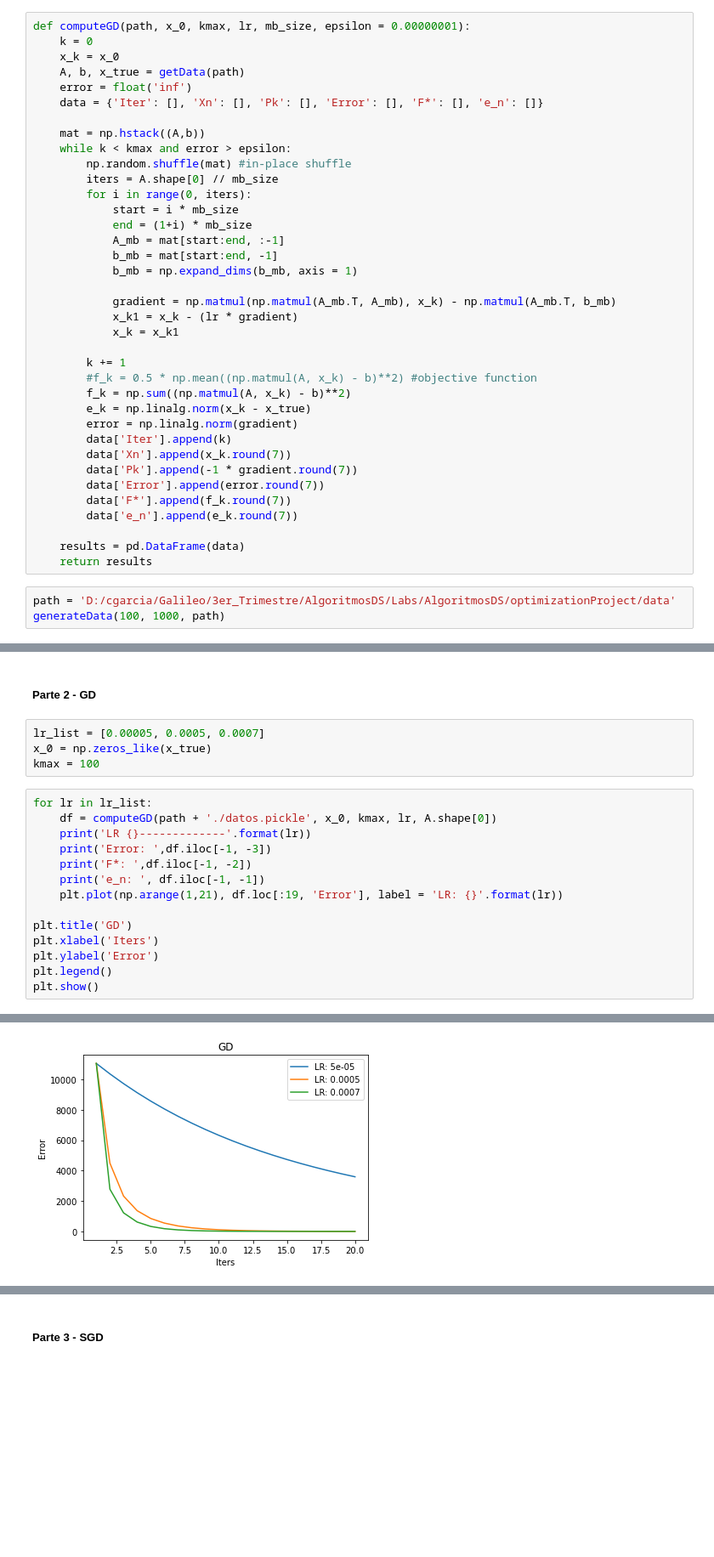
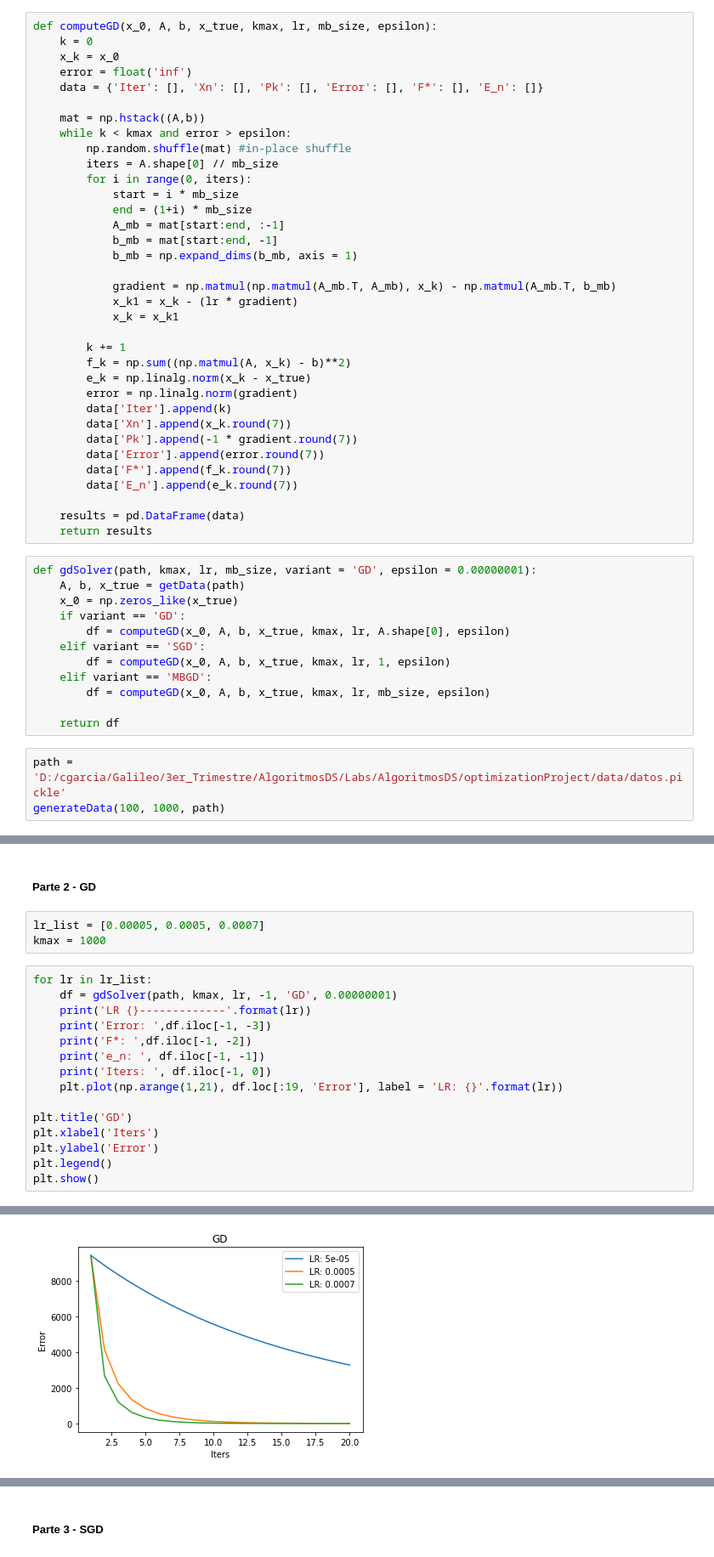
Before and after one commit to CarlosGarlem/AlgoritmosDS, a Jupyter notebook: optimizationProject/algoritmos.ipynb, the cells around one changed output, grey strips where cells are left out. Shown at 85% size. Saved outputs shown, nothing was run; the diff lists cells and outputs as text; blank space fills up the shorter version.

```diff
--- a/optimizationProject/algoritmos.ipynb
+++ b/optimizationProject/algoritmos.ipynb
@@ -392,10 +406,9 @@ def getData(filepath):
 # %%
-def computeGD(path, x_0, kmax, lr, mb_size, epsilon = 0.00000001):
+def computeGD(x_0, A, b, x_true, kmax, lr, mb_size, epsilon):
     k = 0
     x_k = x_0
-    A, b, x_true = getData(path)
     error = float('inf')
-    data = {'Iter': [], 'Xn': [], 'Pk': [], 'Error': [], 'F*': [], 'e_n': []}
+    data = {'Iter': [], 'Xn': [], 'Pk': [], 'Error': [], 'F*': [], 'E_n': []}
 
     mat = np.hstack((A,b))
     while k < kmax and error > epsilon:
@@ -413,7 +426,6 @@ def computeGD(path, x_0, kmax, lr, mb_size, epsilon = 0.00000001):
             x_k = x_k1
 
         k += 1
-        #f_k = 0.5 * np.mean((np.matmul(A, x_k) - b)**2) #objective function
         f_k = np.sum((np.matmul(A, x_k) - b)**2)
         e_k = np.linalg.norm(x_k - x_true)
         error = np.linalg.norm(gradient)
@@ -422,11 +434,23 @@ def computeGD(path, x_0, kmax, lr, mb_size, epsilon = 0.00000001):
         data['Pk'].append(-1 * gradient.round(7))
         data['Error'].append(error.round(7))
         data['F*'].append(f_k.round(7))
-        data['e_n'].append(e_k.round(7))
+        data['E_n'].append(e_k.round(7))
 
     results = pd.DataFrame(data)
     return results
+# %%
+def gdSolver(path, kmax, lr, mb_size, variant = 'GD', epsilon = 0.00000001):
+    A, b, x_true = getData(path)
+    x_0 = np.zeros_like(x_true)
+    if variant == 'GD':
+        df = computeGD(x_0, A, b, x_true, kmax, lr, A.shape[0], epsilon)
+    elif variant == 'SGD':
+        df = computeGD(x_0, A, b, x_true, kmax, lr, 1, epsilon)
+    elif variant == 'MBGD':
+        df = computeGD(x_0, A, b, x_true, kmax, lr, mb_size, epsilon)
+
+    return df
 # %%
-path = 'D:/cgarcia/Galileo/3er_Trimestre/AlgoritmosDS/Labs/AlgoritmosDS/optimizationProject/data'
+path = 'D:/cgarcia/Galileo/3er_Trimestre/AlgoritmosDS/Labs/AlgoritmosDS/optimizationProject/data/datos.pickle'
 generateData(100, 1000, path)
 # %% [output]
@@ -467,15 +477,15 @@ results
 ##### Parte 2 - GD
 # %%
 lr_list = [0.00005, 0.0005, 0.0007]
-x_0 = np.zeros_like(x_true)
-kmax = 100
+kmax = 1000
 # %%
 for lr in lr_list:
-    df = computeGD(path + './datos.pickle', x_0, kmax, lr, A.shape[0])
+    df = gdSolver(path, kmax, lr, -1, 'GD', 0.00000001)
     print('LR {}-------------'.format(lr))
     print('Error: ',df.iloc[-1, -3])
     print('F*: ',df.iloc[-1, -2])
     print('e_n: ', df.iloc[-1, -1])
+    print('Iters: ', df.iloc[-1, 0])
     plt.plot(np.arange(1,21), df.loc[:19, 'Error'], label = 'LR: {}'.format(lr))
 
 plt.title('GD')
@@ -499,4 +512,4 @@ e_n:  0.1570423
-[figure, old version]
+[figure, new version]
 # %%
 df
 # %% [output]
```
Also changed, not shown: parts of 16 cells of this notebook, 7 other files.
